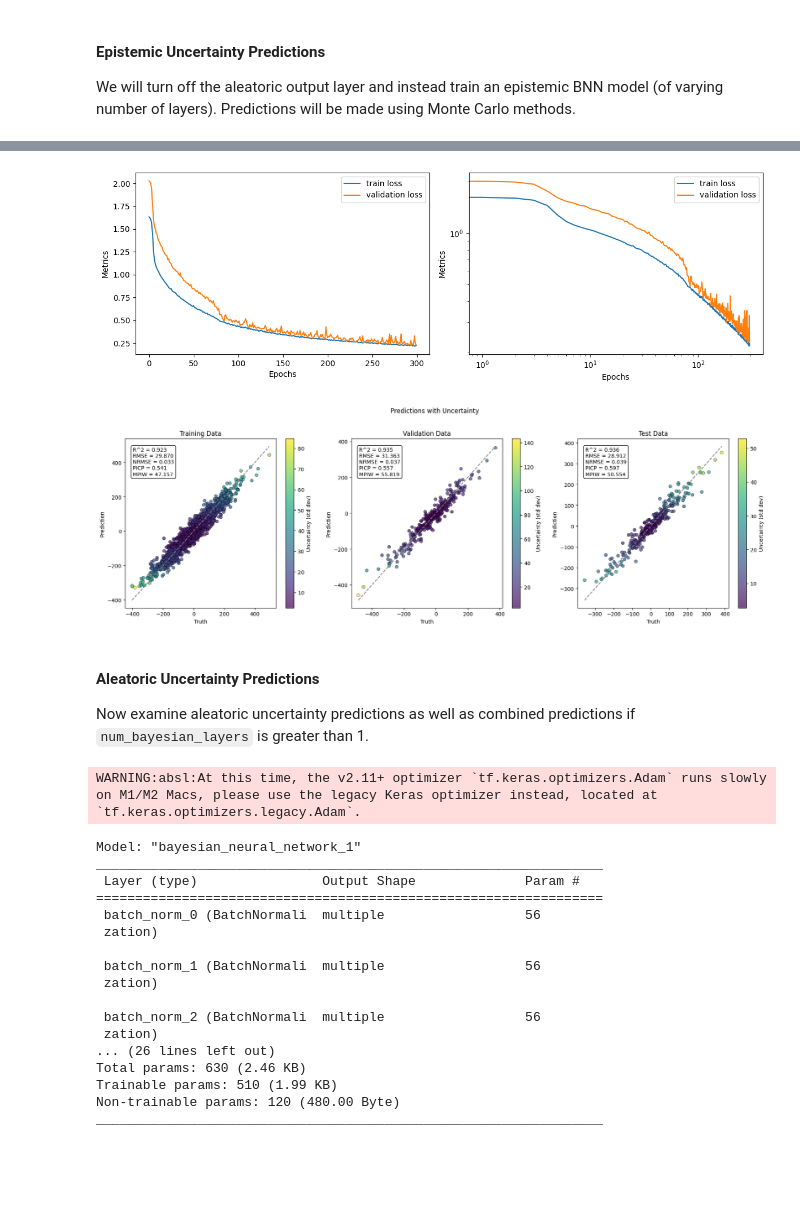
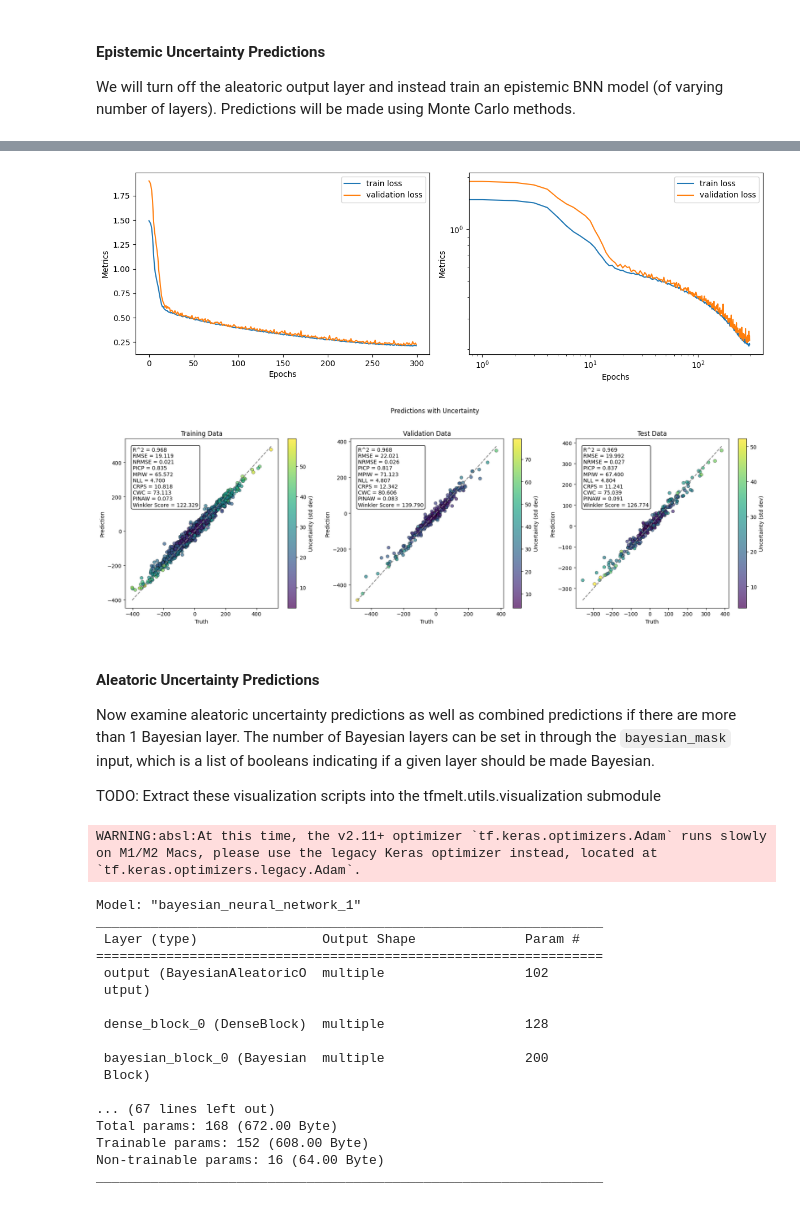
Before and after one commit to NREL/tf-melt, a Jupyter notebook: examples/regression.ipynb, the cells around one changed output, grey strips where cells are left out. Drawn from its saved outputs; the diff is of its cells as text; code cells hidden in the pictures; blank space fills up the shorter version.

```diff
--- a/examples/regression.ipynb
+++ b/examples/regression.ipynb
@@ -552,16 +555,15 @@ from tensorflow.keras.optimizers import Adam
 # BNN specific hyperparameters
 dropout = 0.0
 input_dropout = 0.0
-width = 8
-depth = 3
-num_bayesian_layers = 3
 do_aleatoric = False
+
+# We can create a BNN with arbitrary Bayesian layers
+node_list = [8, 8, 8]
+bayesian_mask = [True, False, True]
 
 # Create the model
 bnn_model = BayesianNeuralNetwork(
     num_outputs=n_targets,
-    width=width,
-    depth=depth,
     act_fun=act_fun,
     l1_reg=l1_reg,
     l2_reg=l2_reg,
@@ -570,8 +572,9 @@ bnn_model = BayesianNeuralNetwork(
     batch_norm=batch_norm,
     output_activation=output_activation,
     num_points=x_train.shape[0],
-    num_bayesian_layers=num_bayesian_layers,
     do_aleatoric=do_aleatoric,
+    node_list=node_list,
+    bayesian_mask=bayesian_mask,
 )
 
 # Compile the model
@@ -635,7 +638,7 @@ from tfmelt.utils.visualization import plot_history
 # Plot the loss function over time
 plot_history(history, metrics=["loss"], plot_log=True)
 # %% [output]
-[figure, old version]
+[figure, new version]
 # %%
 from tfmelt.utils.evaluation import ensemble_predictions
 
@@ -647,18 +650,21 @@ pred_test_mean, pred_test_std = ensemble_predictions(bnn_model, x_test, y_normal
 # %%
 from tfmelt.utils.visualization import plot_predictions_with_uncertainty
 
 # Plot the predictions from the ensemble
 plot_predictions_with_uncertainty(
     pred_train_mean, pred_train_std, y_train_real,
     pred_val_mean, pred_val_std, y_val_real,
     pred_test_mean, pred_test_std, y_test_real,
-    metrics_to_display=["R^2", "RMSE", "NRMSE", "PICP", "MPIW"]
+    # metrics_to_display=["R^2", "RMSE", "NRMSE", "PICP", "MPIW"]
+    metrics_to_display=None, # Display all metrics
 )
 # %% [output]
-[figure, old version]
+[figure, new version]
-# %% [markdown]
-#### Aleatoric Uncertainty Predictions
-Now examine aleatoric uncertainty predictions as well as combined predictions if `num_bayesian_layers` is greater than 1.
+# %% [markdown]
+#### Aleatoric Uncertainty Predictions
+Now examine aleatoric uncertainty predictions as well as combined predictions if there are more than 1 Bayesian layer. The number of Bayesian layers can be set in through the `bayesian_mask` input, which is a list of booleans indicating if a given layer should be made Bayesian.
+
+TODO: Extract these visualization scripts into the tfmelt.utils.visualization submodule
 # %%
 from tfmelt.models import BayesianNeuralNetwork
 from tensorflow.keras.optimizers import Adam
@@ -666,9 +672,6 @@ from tensorflow.keras.optimizers import Adam
 # BNN specific hyperparameters
 dropout = 0.0
 input_dropout = 0.0
-width = 8
-depth = 3
-num_bayesian_layers = 3
 do_aleatoric = True
 batch_norm = True
 use_batch_renorm = True
@@ -676,11 +679,12 @@ n_epochs = 200
 l1_reg = 0
 l2_reg = 0
 
+node_list = [8, 8, 8]
+bayesian_mask = [True, False, True]
+
 # Create the model
 bnn_model = BayesianNeuralNetwork(
     num_outputs=n_targets,
-    width=width,
-    depth=depth,
     act_fun=act_fun,
     l1_reg=l1_reg,
     l2_reg=l2_reg,
@@ -689,9 +693,10 @@ bnn_model = BayesianNeuralNetwork(
     batch_norm=batch_norm,
     output_activation=output_activation,
     num_points=x_train.shape[0],
-    num_bayesian_layers=num_bayesian_layers,
     do_aleatoric=do_aleatoric,
     use_batch_renorm=use_batch_renorm,
+    node_list=node_list,
+    bayesian_mask=bayesian_mask,
 )
 
 # Compile the model
@@ -709,18 +714,18 @@ Model: "bayesian_neural_network_1"
 _________________________________________________________________
  Layer (type)                Output Shape              Param #
 =================================================================
- batch_norm_0 (BatchNormali  multiple                  56
- zation)
+ output (BayesianAleatoricO  multiple                  102
+ utput)
 
- batch_norm_1 (BatchNormali  multiple                  56
- zation)
+ dense_block_0 (DenseBlock)  multiple                  128
 
- batch_norm_2 (BatchNormali  multiple                  56
- zation)
-... (26 lines left out)
-Total params: 630 (2.46 KB)
-Trainable params: 510 (1.99 KB)
-Non-trainable params: 120 (480.00 Byte)
+ bayesian_block_0 (Bayesian  multiple                  200
+ Block)
+
+... (67 lines left out)
+Total params: 168 (672.00 Byte)
+Trainable params: 152 (608.00 Byte)
+Non-trainable params: 16 (64.00 Byte)
 _________________________________________________________________
 # %%
 # Train the model
```
Also changed, not shown: parts of 24 cells of this notebook, 19 other files.
